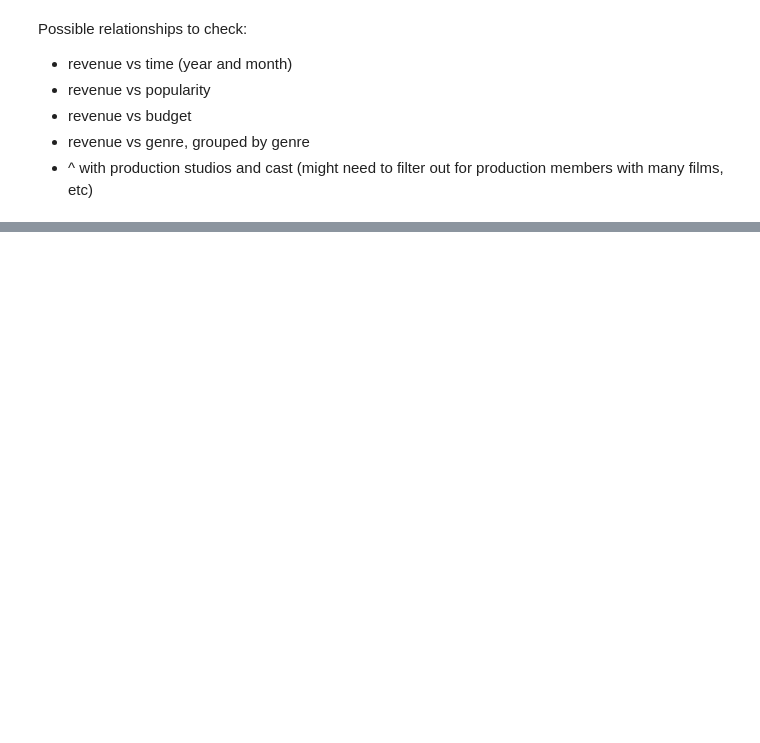
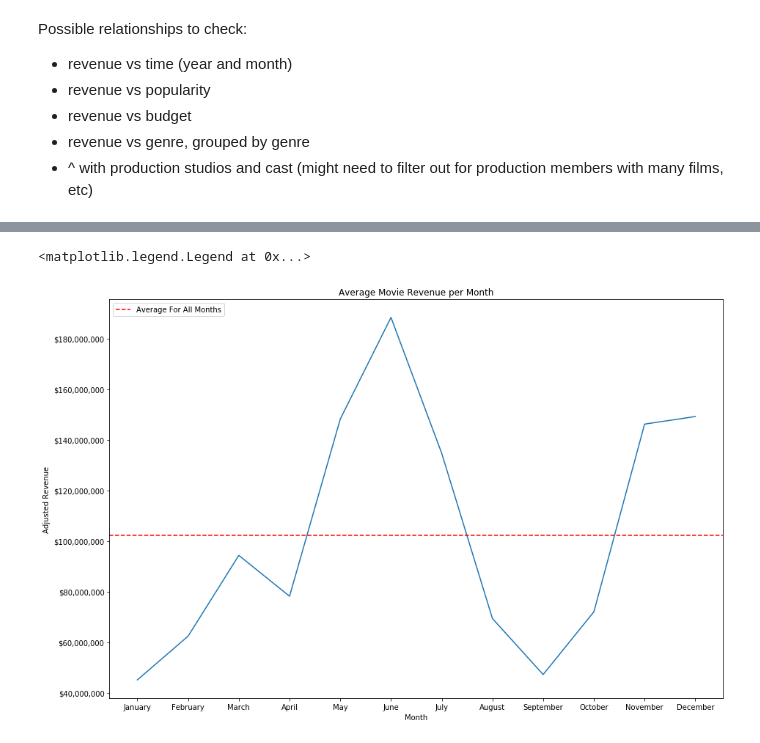
Before and after one commit to jtanquil/data_analyst_nanodegree, a Jupyter notebook: project2/Untitled.ipynb, the cells around one changed output, grey strips where cells are left out. Saved outputs shown, nothing was run; the diff lists cells and outputs as text; code cells hidden in the pictures; blank space fills up the shorter version.

```diff
--- a/project2/Untitled.ipynb
+++ b/project2/Untitled.ipynb
@@ -1056,0 +1144,17 @@ write_csv(list(unique_leads), "leads.csv")
+# %%
+ax = df.groupby(["month"])["revenue_adj"].mean().plot(figsize = (15, 10))
+ax.yaxis.set_major_formatter(StrMethodFormatter('${x:,.0f}'))
+ax.set_xticks(range(1, 13))
+ax.set_xticklabels(["January", "February", "March", "April", "May", "June", "July", "August", "September", "October", "November", "December"])
+ax.set_title("Average Movie Revenue per Month")
+ax.set_ylabel("Adjusted Revenue")
+ax.set_xlabel("Month")
+# add average adjusted revenue for all movies in the df
+l = ax.axhline(y = df.revenue_adj.mean())
+l.set_linestyle("--")
+l.set_color("red")
+# change the legend
+ax.legend(handles = [l], labels = ["Average For All Months"], loc = 2)
+# %% [output]
+<matplotlib.legend.Legend at 0x...>
+[figure, added]
```
Also changed, not shown: parts of 26 cells of this notebook.
